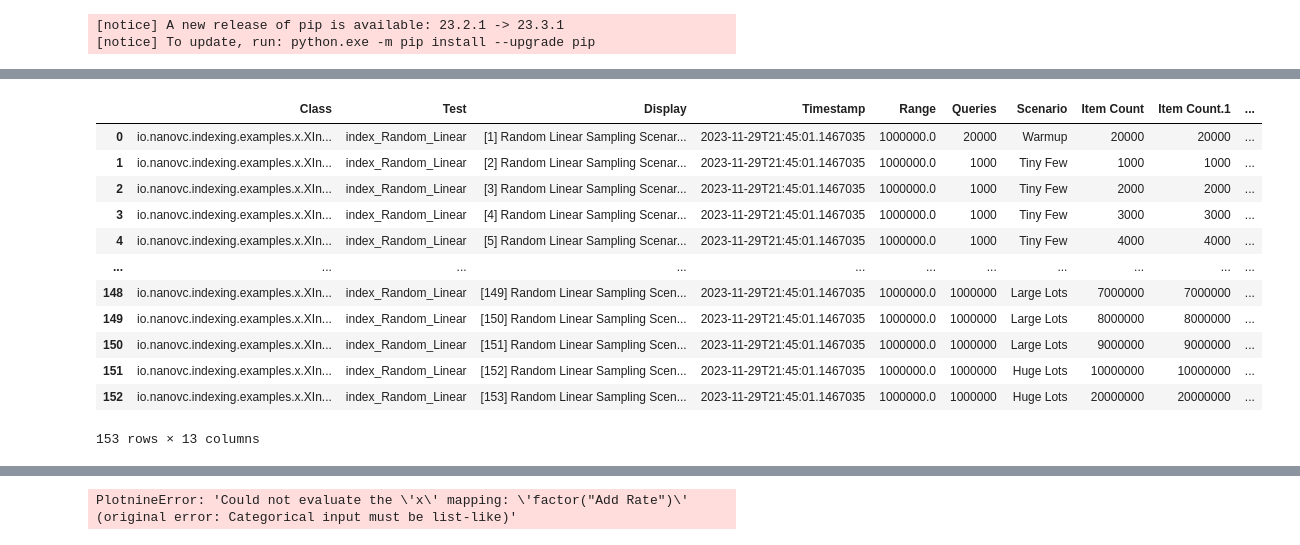
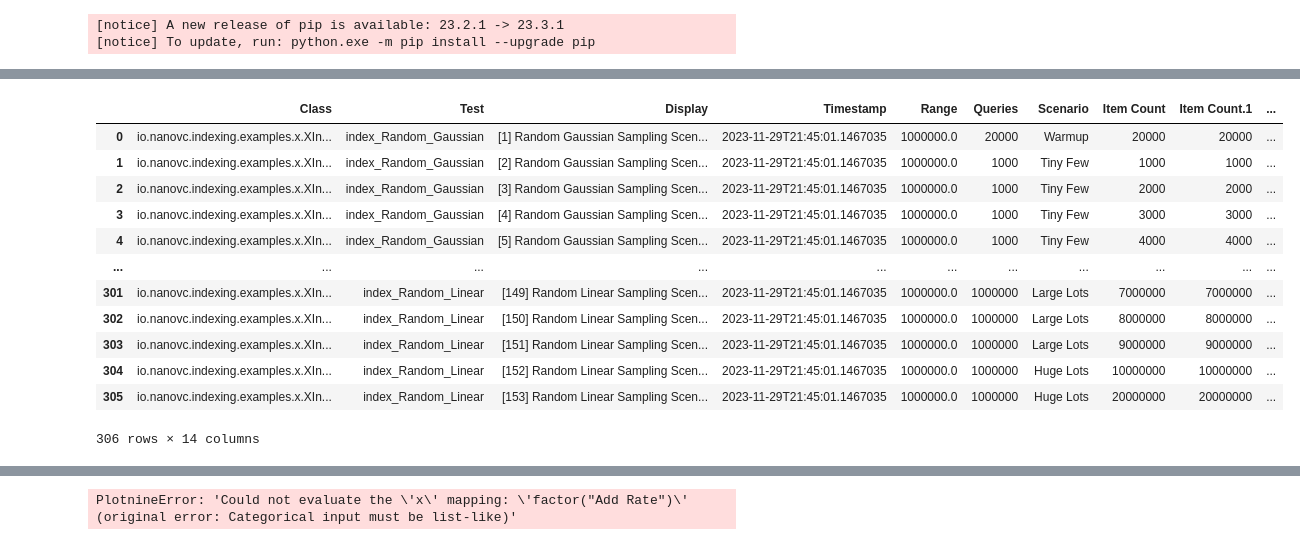
Before and after one commit to nanovc/nanovc-java-kdrepo, a Jupyter notebook: analysis/performance/performance-analysis.ipynb, the cells around one changed output, grey strips where cells are left out. Saved outputs shown, nothing was run; the diff lists cells and outputs as text; code cells hidden in the pictures.

```diff
--- a/analysis/performance/performance-analysis.ipynb
+++ b/analysis/performance/performance-analysis.ipynb
@@ -37,26 +43,26 @@ economics
 # %%
 from data import csv_data
 import pandas as pd
 
-csv_data
+#csv_data
 
 csv_data['Add Rate'] = csv_data['Item Count'] * 1_000_000_000 / csv_data['Add Duration Nanos']
 
 csv_data
 # %% [output]
 |  | Class | Test | Display | Timestamp | Range | Queries | Scenario | Item Count | Item Count.1 | ... |
-| 0 | io.nanovc.indexing.examples.x.XIn... | index_Random_Linear | [1] Random Linear Sampling Scenar... | 2023-11-29T21:45:01.1467035 | 1000000.0 | 20000 | Warmup | 20000 | 20000 | ... |
-| 1 | io.nanovc.indexing.examples.x.XIn... | index_Random_Linear | [2] Random Linear Sampling Scenar... | 2023-11-29T21:45:01.1467035 | 1000000.0 | 1000 | Tiny Few | 1000 | 1000 | ... |
-| 2 | io.nanovc.indexing.examples.x.XIn... | index_Random_Linear | [3] Random Linear Sampling Scenar... | 2023-11-29T21:45:01.1467035 | 1000000.0 | 1000 | Tiny Few | 2000 | 2000 | ... |
-| 3 | io.nanovc.indexing.examples.x.XIn... | index_Random_Linear | [4] Random Linear Sampling Scenar... | 2023-11-29T21:45:01.1467035 | 1000000.0 | 1000 | Tiny Few | 3000 | 3000 | ... |
-| 4 | io.nanovc.indexing.examples.x.XIn... | index_Random_Linear | [5] Random Linear Sampling Scenar... | 2023-11-29T21:45:01.1467035 | 1000000.0 | 1000 | Tiny Few | 4000 | 4000 | ... |
+| 0 | io.nanovc.indexing.examples.x.XIn... | index_Random_Gaussian | [1] Random Gaussian Sampling Scen... | 2023-11-29T21:45:01.1467035 | 1000000.0 | 20000 | Warmup | 20000 | 20000 | ... |
+| 1 | io.nanovc.indexing.examples.x.XIn... | index_Random_Gaussian | [2] Random Gaussian Sampling Scen... | 2023-11-29T21:45:01.1467035 | 1000000.0 | 1000 | Tiny Few | 1000 | 1000 | ... |
+| 2 | io.nanovc.indexing.examples.x.XIn... | index_Random_Gaussian | [3] Random Gaussian Sampling Scen... | 2023-11-29T21:45:01.1467035 | 1000000.0 | 1000 | Tiny Few | 2000 | 2000 | ... |
+| 3 | io.nanovc.indexing.examples.x.XIn... | index_Random_Gaussian | [4] Random Gaussian Sampling Scen... | 2023-11-29T21:45:01.1467035 | 1000000.0 | 1000 | Tiny Few | 3000 | 3000 | ... |
+| 4 | io.nanovc.indexing.examples.x.XIn... | index_Random_Gaussian | [5] Random Gaussian Sampling Scen... | 2023-11-29T21:45:01.1467035 | 1000000.0 | 1000 | Tiny Few | 4000 | 4000 | ... |
 | ... | ... | ... | ... | ... | ... | ... | ... | ... | ... | ... |
-| 148 | io.nanovc.indexing.examples.x.XIn... | index_Random_Linear | [149] Random Linear Sampling Scen... | 2023-11-29T21:45:01.1467035 | 1000000.0 | 1000000 | Large Lots | 7000000 | 7000000 | ... |
-| 149 | io.nanovc.indexing.examples.x.XIn... | index_Random_Linear | [150] Random Linear Sampling Scen... | 2023-11-29T21:45:01.1467035 | 1000000.0 | 1000000 | Large Lots | 8000000 | 8000000 | ... |
-| 150 | io.nanovc.indexing.examples.x.XIn... | index_Random_Linear | [151] Random Linear Sampling Scen... | 2023-11-29T21:45:01.1467035 | 1000000.0 | 1000000 | Large Lots | 9000000 | 9000000 | ... |
-| 151 | io.nanovc.indexing.examples.x.XIn... | index_Random_Linear | [152] Random Linear Sampling Scen... | 2023-11-29T21:45:01.1467035 | 1000000.0 | 1000000 | Huge Lots | 10000000 | 10000000 | ... |
-| 152 | io.nanovc.indexing.examples.x.XIn... | index_Random_Linear | [153] Random Linear Sampling Scen... | 2023-11-29T21:45:01.1467035 | 1000000.0 | 1000000 | Huge Lots | 20000000 | 20000000 | ... |
+| 301 | io.nanovc.indexing.examples.x.XIn... | index_Random_Linear | [149] Random Linear Sampling Scen... | 2023-11-29T21:45:01.1467035 | 1000000.0 | 1000000 | Large Lots | 7000000 | 7000000 | ... |
+| 302 | io.nanovc.indexing.examples.x.XIn... | index_Random_Linear | [150] Random Linear Sampling Scen... | 2023-11-29T21:45:01.1467035 | 1000000.0 | 1000000 | Large Lots | 8000000 | 8000000 | ... |
+| 303 | io.nanovc.indexing.examples.x.XIn... | index_Random_Linear | [151] Random Linear Sampling Scen... | 2023-11-29T21:45:01.1467035 | 1000000.0 | 1000000 | Large Lots | 9000000 | 9000000 | ... |
+| 304 | io.nanovc.indexing.examples.x.XIn... | index_Random_Linear | [152] Random Linear Sampling Scen... | 2023-11-29T21:45:01.1467035 | 1000000.0 | 1000000 | Huge Lots | 10000000 | 10000000 | ... |
+| 305 | io.nanovc.indexing.examples.x.XIn... | index_Random_Linear | [153] Random Linear Sampling Scen... | 2023-11-29T21:45:01.1467035 | 1000000.0 | 1000000 | Huge Lots | 20000000 | 20000000 | ... |
-153 rows × 13 columns
+306 rows × 14 columns
 # %%
 
 # https://plotnine.readthedocs.io/en/stable/generated/plotnine.geoms.geom_tile.html#annotated-heatmap
```
Also changed, not shown: parts of 5 cells of this notebook, 2 other files.
